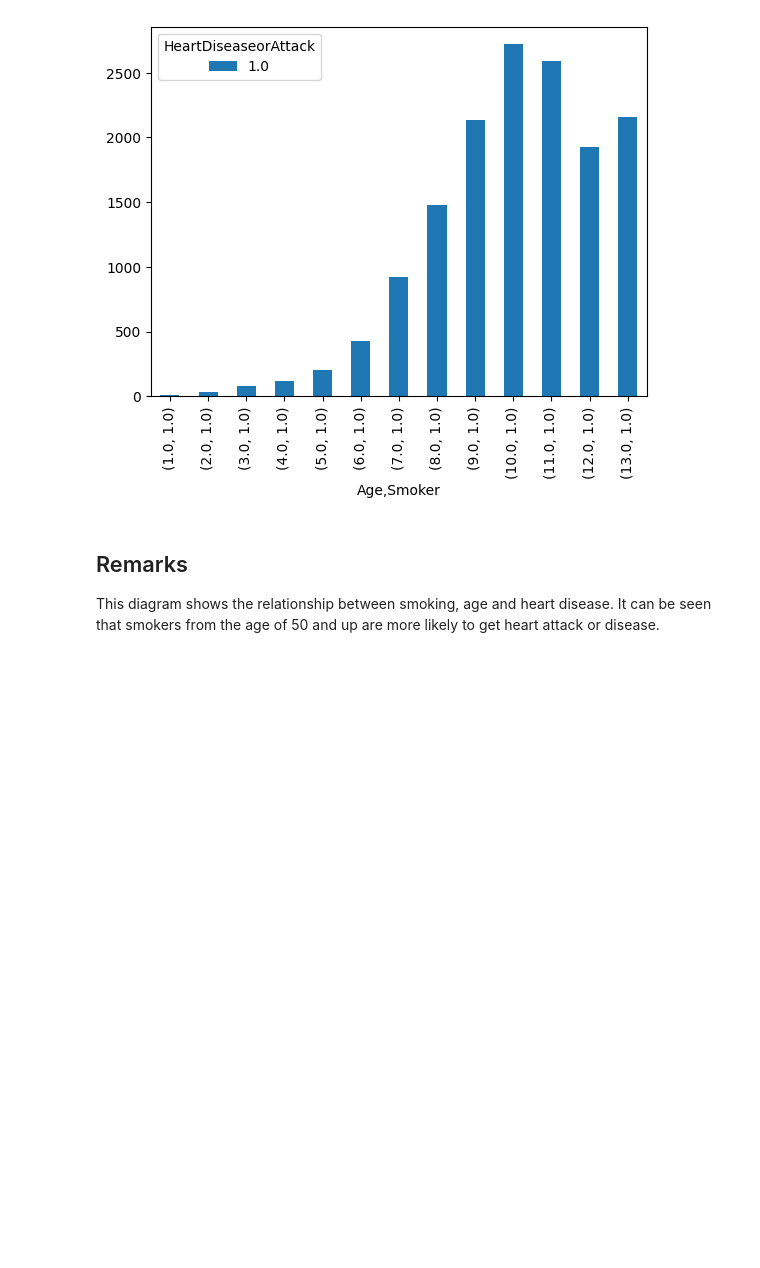
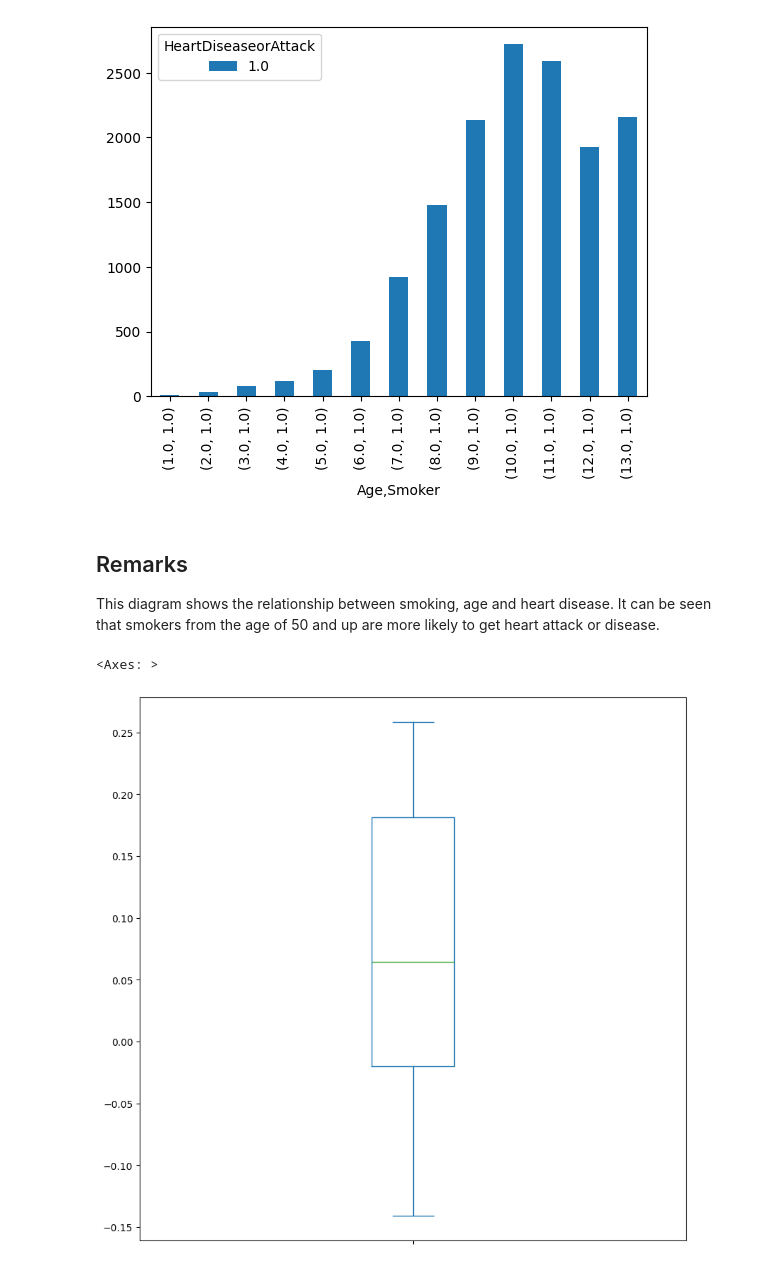
Before and after one commit to Alaa0129/HeartDiseaseOrAttackBigData, a Jupyter notebook: src/02_data_visualize.ipynb, the cells around one changed output. Drawn from its saved outputs; the diff is of its cells as text; code cells hidden in the pictures; blank space fills up the shorter version.

```diff
--- a/src/02_data_visualize.ipynb
+++ b/src/02_data_visualize.ipynb
@@ -62,3 +62,8 @@ df1.size().unstack().plot(kind='bar', stacked=False)
 ## Remarks
 
 This diagram shows the relationship between smoking, age and heart disease. It can be seen that smokers from the age of 50 and up are more likely to get heart attack or disease.
+# %%
+df.drop('HeartDiseaseorAttack', axis=1).corrwith(df.HeartDiseaseorAttack).sort_values().plot(kind='box', figsize=(10, 10))
+# %% [output]
+<Axes: >
+[figure, added]
```
Also changed, not shown: parts of 1 cell of this notebook, 3 other files.
